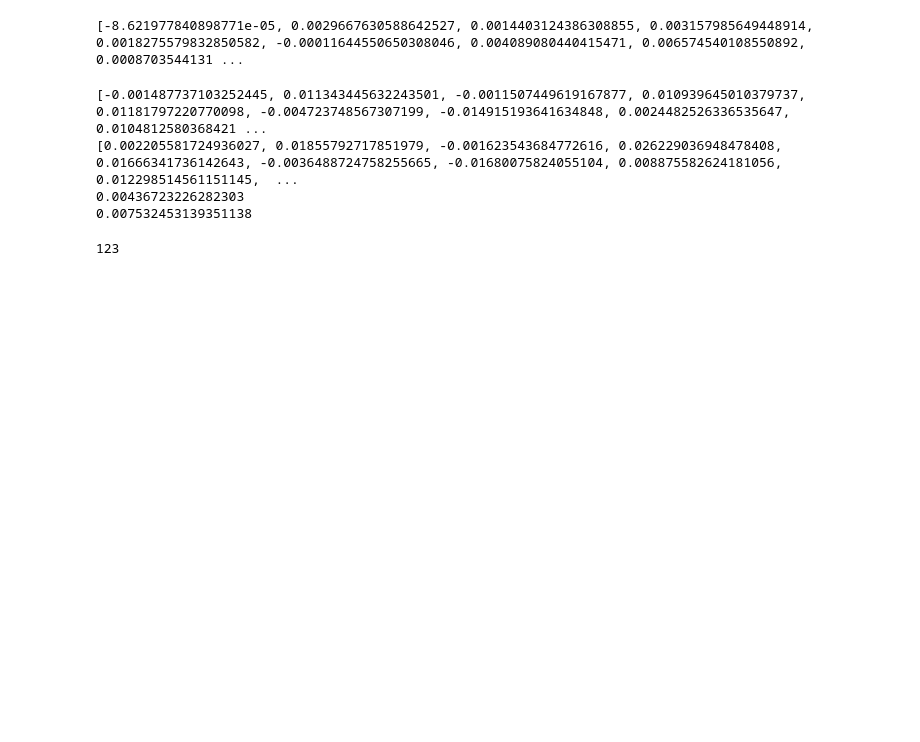
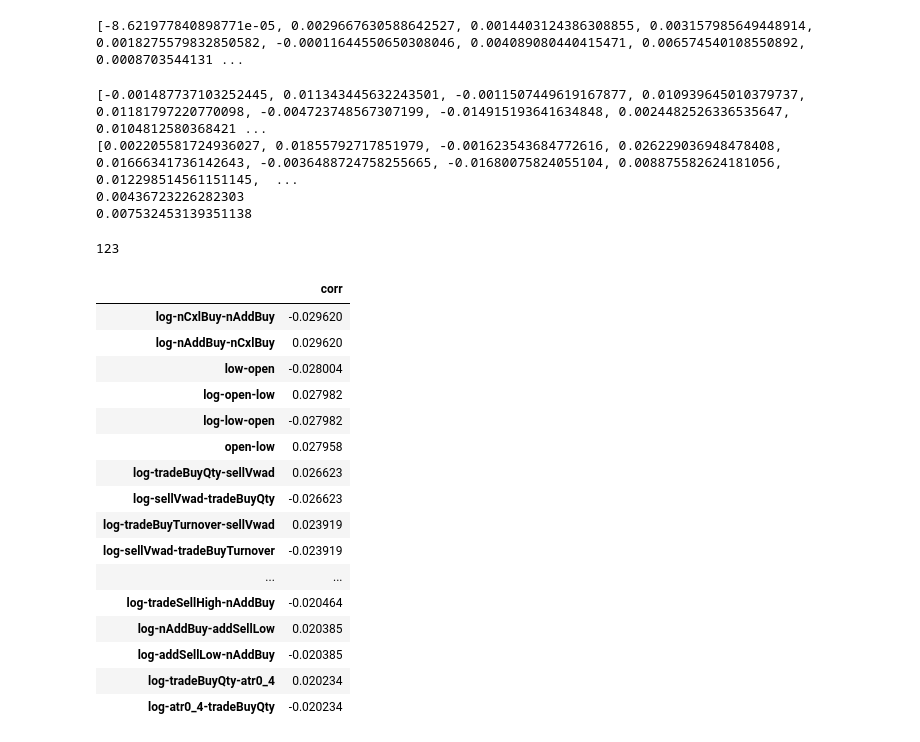
Before and after one commit to hujingbin1/Machine_Learning, a Jupyter notebook: meow/step1_data_analyises/da.ipynb, the cells around one changed output. Saved outputs shown, nothing was run; the diff lists cells and outputs as text; code cells hidden in the pictures; blank space fills up the shorter version.

```diff
--- a/meow/step1_data_analyises/da.ipynb
+++ b/meow/step1_data_analyises/da.ipynb
@@ -297,7 +297,7 @@ c = Calendar()
 corr = {}
 ###
 date = 20230601
-path = "../../data/" + str(date) + ".csv"
+path = "../dataset/csv/" + str(date) + ".csv"
 df = pd.read_csv(path)
 column_name = df.columns[3:]
 for i in range(len(column_name)):
@@ -310,36 +310,54 @@ for i in range(len(column_name)):
 
 date_range = c.range(20230601, 20231130)
 for date in date_range:
-    path = "../../data/" + str(date) + ".csv"
+    path = "../dataset/csv/" + str(date) + ".csv"
     df = pd.read_csv(path)
     column_name = df.columns[3:]
 
     df = df.fillna(1)
     # df = df.clip(lower=1)
     for col in df.columns[3:]:
         df.loc[df[col] < 1, col] = 1
 
     for i in range(len(column_name)):
         for j in range(i + 1, len(column_name)):
             # print(column_name[i],"-",column_name[j])
             feature1 = df[column_name[i]] / df[column_name[j]]
             feature2 = df[column_name[j]] / df[column_name[i]]
             # 异常值处理
             feature1 = feature1.fillna(1)
             feature1 = feature1.replace(np.inf,1)
             feature2 = feature2.fillna(1)
             feature2 = feature2.replace(np.inf,1)
 
             #corr计算
             corr[column_name[i] + "-"  + column_name[j]] = df["fret12"].corr(feature1) + corr[column_name[i] + "-"  + column_name[j]]
             corr[column_name[j] + "-"  + column_name[i]] = df["fret12"].corr(feature2) + corr[column_name[j] + "-"  + column_name[i]]
             corr["log-" + column_name[i] + "-"  + column_name[j]] = df["fret12"].corr(np.log(feature1)) + corr["log-" + column_name[i] + "-"  + column_name[j]]
             corr["log-" + column_name[j] + "-"  + column_name[i]] = df["fret12"].corr(np.log(feature2)) + corr["log-" + column_name[j] + "-"  + column_name[i]]
 for name in corr:
     corr[name] = corr[name] / len(date_range)
 df_result = pd.DataFrame.from_dict(corr, orient='index', columns=['corr'])
 df_result_sort = df_result.sort_values(by='corr', key=lambda x: x.abs(), ascending=False)
 df_result_sort.head(50)
+# %% [output]
+|  | corr |
+| log-nCxlBuy-nAddBuy | -0.029620 |
+| log-nAddBuy-nCxlBuy | 0.029620 |
+| low-open | -0.028004 |
+| log-open-low | 0.027982 |
+| log-low-open | -0.027982 |
+| open-low | 0.027958 |
+| log-tradeBuyQty-sellVwad | 0.026623 |
+| log-sellVwad-tradeBuyQty | -0.026623 |
+| log-tradeBuyTurnover-sellVwad | 0.023919 |
+| log-sellVwad-tradeBuyTurnover | -0.023919 |
+| ... | ... |
+| log-tradeSellHigh-nAddBuy | -0.020464 |
+| log-nAddBuy-addSellLow | 0.020385 |
+| log-addSellLow-nAddBuy | -0.020385 |
+| log-tradeBuyQty-atr0_4 | 0.020234 |
+| log-atr0_4-tradeBuyQty | -0.020234 |
 # %%
 ### 数据输出
 max_key_length = 40
```
Also changed, not shown: 3 other files.
